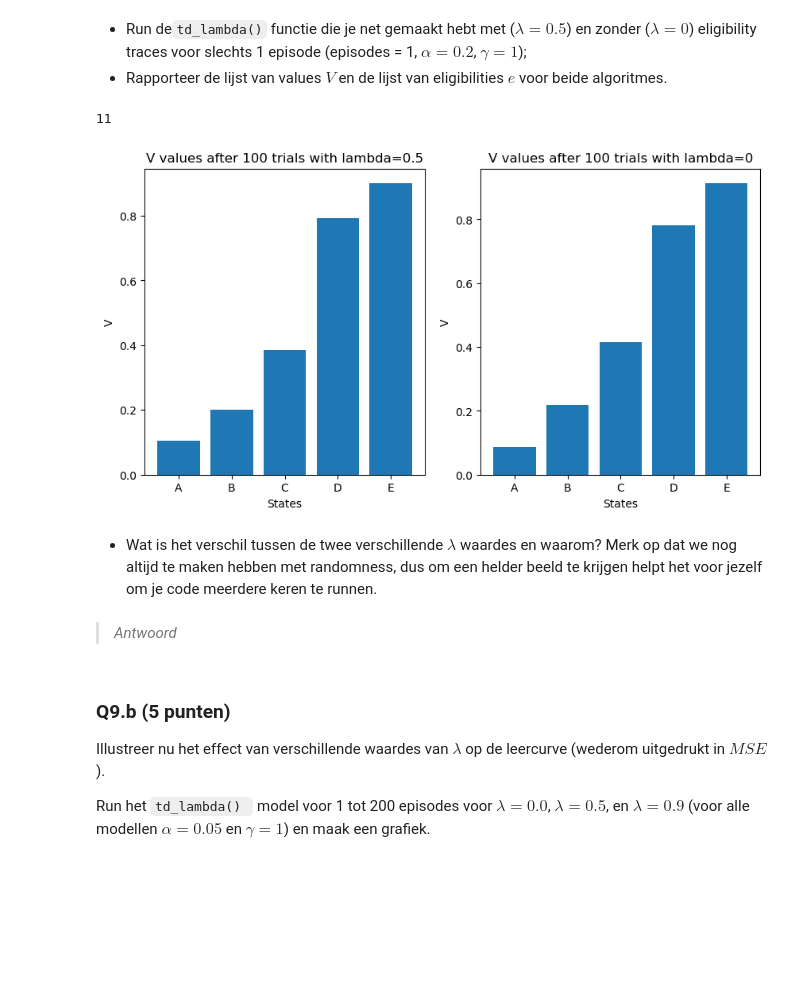
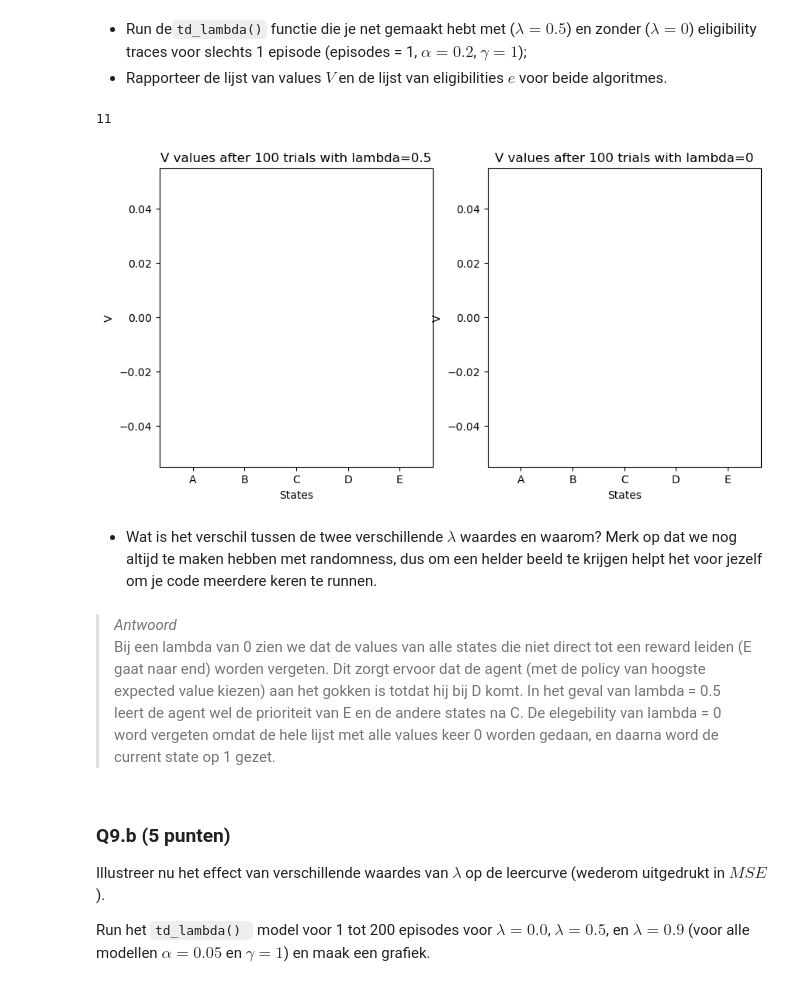
Before and after one commit to Knoerdin/huiswerk_gijs_nordin, a Jupyter notebook: Assignment 1/Assignment_1.ipynb, the cells around one changed output. Saved outputs shown, nothing was run; the diff lists cells and outputs as text; code cells hidden in the pictures; blank space fills up the shorter version.

```diff
--- a/Assignment 1/Assignment_1.ipynb
+++ b/Assignment 1/Assignment_1.ipynb
@@ -770,32 +773,33 @@ def td_lambda(alpha, gamma, lambda_, num_episodes):
 * Rapporteer de lijst van values $V$ en de lijst van eligibilities $e$ voor beide algoritmes.
 # %%
 # TO DO
-A, B, C, D, E = td_lambda(0.2, 1, 0.5, 100)
-A1, B1, C1, D1, E1 = td_lambda(0.2, 1, 0.0, 100)
+A, B, C, D, E = td_lambda(0.2, 1, 0.5, 1)
+A1, B1, C1, D1, E1 = td_lambda(0.2, 1, 0.0, 1)
 print(len(V))
 
 to_plot1 = [A[-1], B[-1], C[-1], D[-1], E[-1]]
 to_plot2 = [A1[-1], B1[-1], C1[-1], D1[-1], E1[-1]]
 
 plt.figure(figsize=(10, 5))
 plt.subplot(1, 2, 1)
 plt.bar(["A", "B", "C", "D", "E"], to_plot1)
 plt.ylabel("V")
 plt.xlabel("States")
 plt.title("V values after 100 trials with lambda=0.5")
 plt.subplot(1, 2, 2)
 plt.bar(["A", "B", "C", "D", "E"], to_plot2)
 plt.ylabel("V")
 plt.xlabel("States")
 plt.title("V values after 100 trials with lambda=0")
 plt.show()
 # %% [output]
 11
-[figure, old version]
+[figure, new version]
 # %% [markdown]
 * Wat is het verschil tussen de twee verschillende $\lambda$ waardes en waarom? Merk op dat we nog altijd te maken hebben met randomness, dus om een helder beeld te krijgen helpt het voor jezelf om je code meerdere keren te runnen.
-# %% [markdown]
-> *Antwoord*
+# %% [markdown]
+> *Antwoord*\
+Bij een lambda van 0 zien we dat de values van alle states die niet direct tot een reward leiden (E gaat naar end) worden vergeten. Dit zorgt ervoor dat de agent (met de policy van hoogste expected value kiezen) aan het gokken is totdat hij bij D komt. In het geval van lambda = 0.5 leert de agent wel de prioriteit van E en de andere states na C. De elegebility van lambda = 0 word vergeten omdat de hele lijst met alle values keer 0 worden gedaan, en daarna word de current state op 1 gezet.
 # %% [markdown]
 ### Q9.b  (5 punten)
 
```
Also changed, not shown: parts of 15 cells of this notebook.
